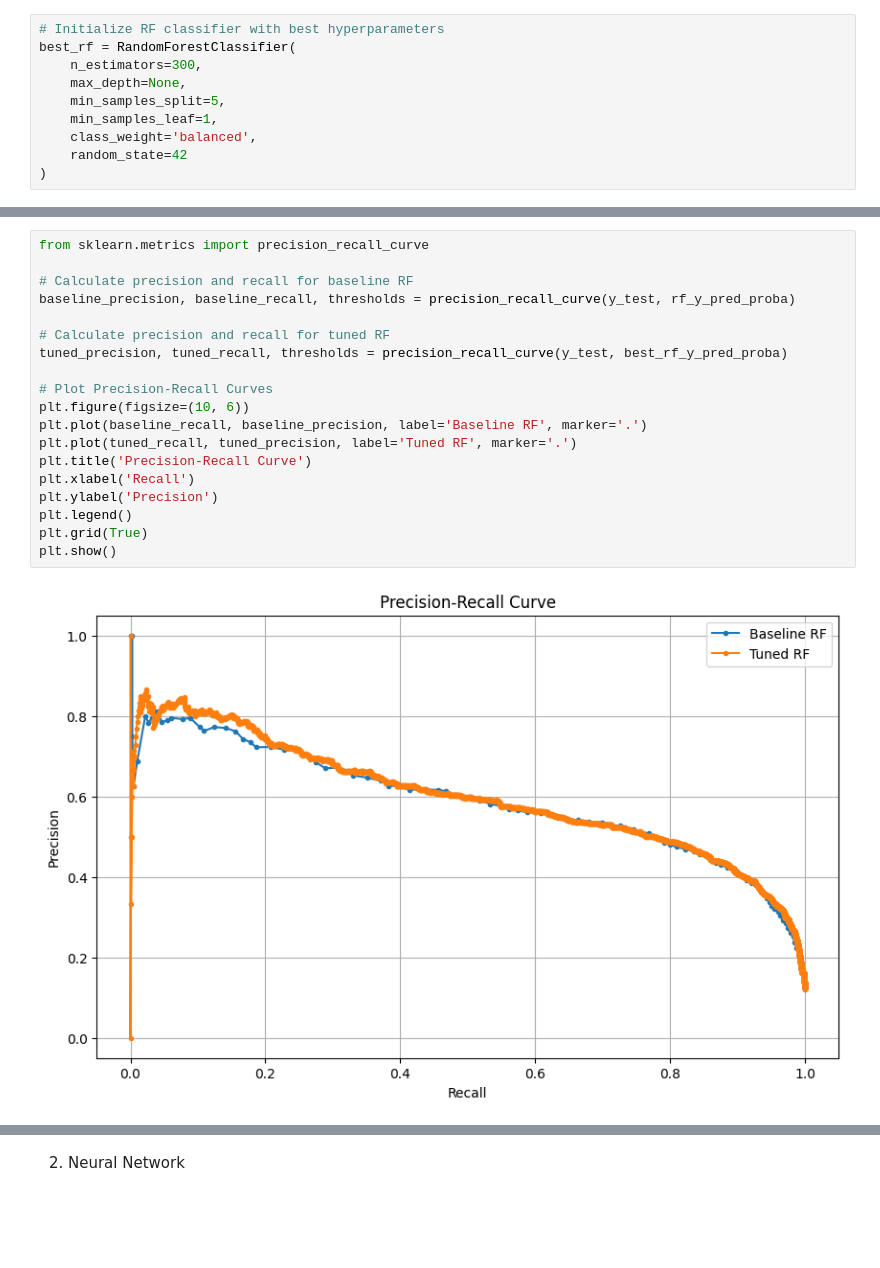
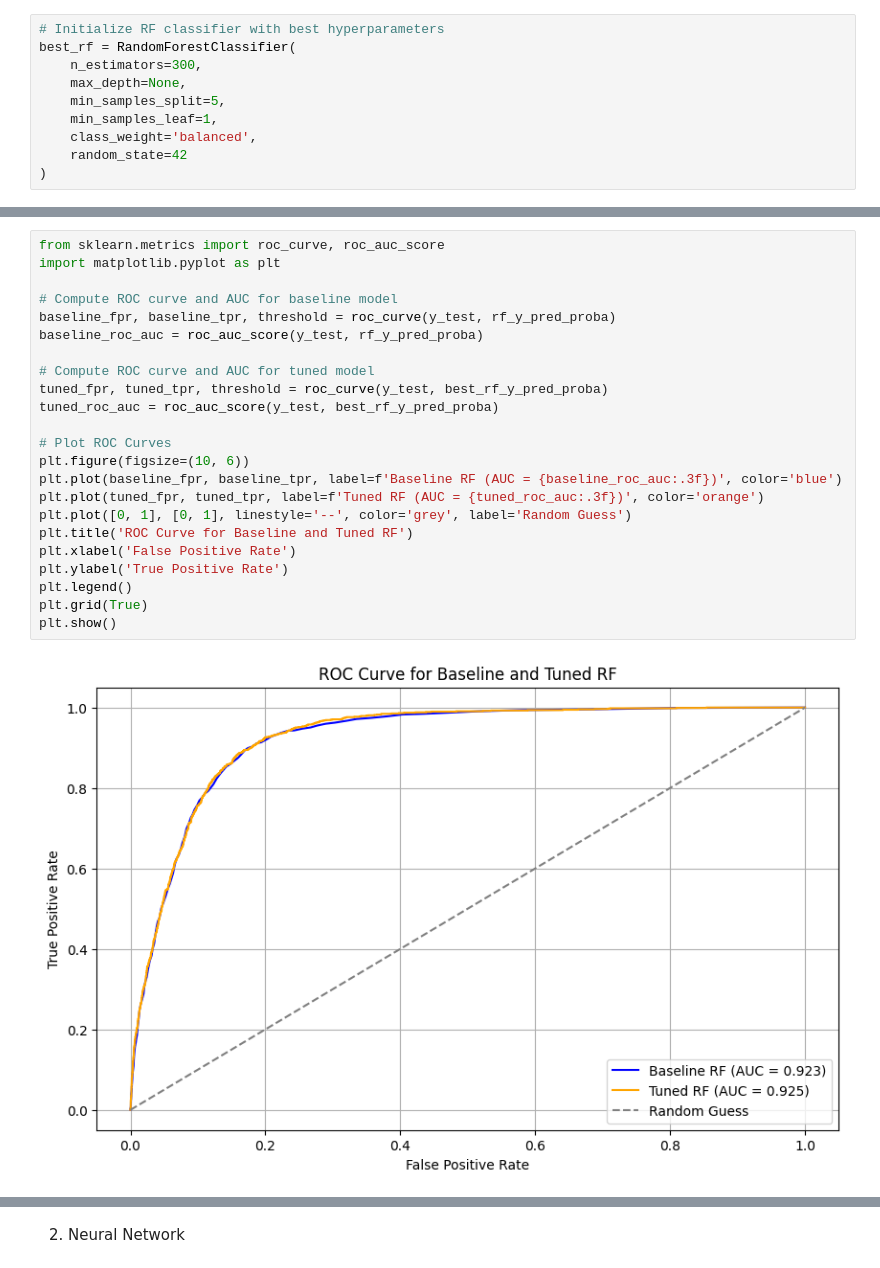
Before and after one commit to RanudeeFernando/CM2604_ML_CW, a Jupyter notebook: notebooks/ml_project.ipynb, the cells around one changed output, grey strips where cells are left out. Cells and saved outputs as stored; diff of their text form; blank space fills up the shorter version.

```diff
--- a/notebooks/ml_project.ipynb
+++ b/notebooks/ml_project.ipynb
@@ -675,21 +673,25 @@ plt.show()
 # %%
-from sklearn.metrics import precision_recall_curve
+from sklearn.metrics import roc_curve, roc_auc_score
+import matplotlib.pyplot as plt
 
-# Calculate precision and recall for baseline RF
-baseline_precision, baseline_recall, thresholds = precision_recall_curve(y_test, rf_y_pred_proba)
+# Compute ROC curve and AUC for baseline model
+baseline_fpr, baseline_tpr, threshold = roc_curve(y_test, rf_y_pred_proba)
+baseline_roc_auc = roc_auc_score(y_test, rf_y_pred_proba)
 
-# Calculate precision and recall for tuned RF
-tuned_precision, tuned_recall, thresholds = precision_recall_curve(y_test, best_rf_y_pred_proba)
+# Compute ROC curve and AUC for tuned model
+tuned_fpr, tuned_tpr, threshold = roc_curve(y_test, best_rf_y_pred_proba)
+tuned_roc_auc = roc_auc_score(y_test, best_rf_y_pred_proba)
 
-# Plot Precision-Recall Curves
+# Plot ROC Curves
 plt.figure(figsize=(10, 6))
-plt.plot(baseline_recall, baseline_precision, label='Baseline RF', marker='.')
-plt.plot(tuned_recall, tuned_precision, label='Tuned RF', marker='.')
-plt.title('Precision-Recall Curve')
-plt.xlabel('Recall')
-plt.ylabel('Precision')
+plt.plot(baseline_fpr, baseline_tpr, label=f'Baseline RF (AUC = {baseline_roc_auc:.3f})', color='blue')
+plt.plot(tuned_fpr, tuned_tpr, label=f'Tuned RF (AUC = {tuned_roc_auc:.3f})', color='orange')
+plt.plot([0, 1], [0, 1], linestyle='--', color='grey', label='Random Guess')
+plt.title('ROC Curve for Baseline and Tuned RF')
+plt.xlabel('False Positive Rate')
+plt.ylabel('True Positive Rate')
 plt.legend()
 plt.grid(True)
 plt.show()
 # %% [output]
-[figure, old version]
+[figure, new version]
```
Also changed, not shown: parts of 16 cells of this notebook.
